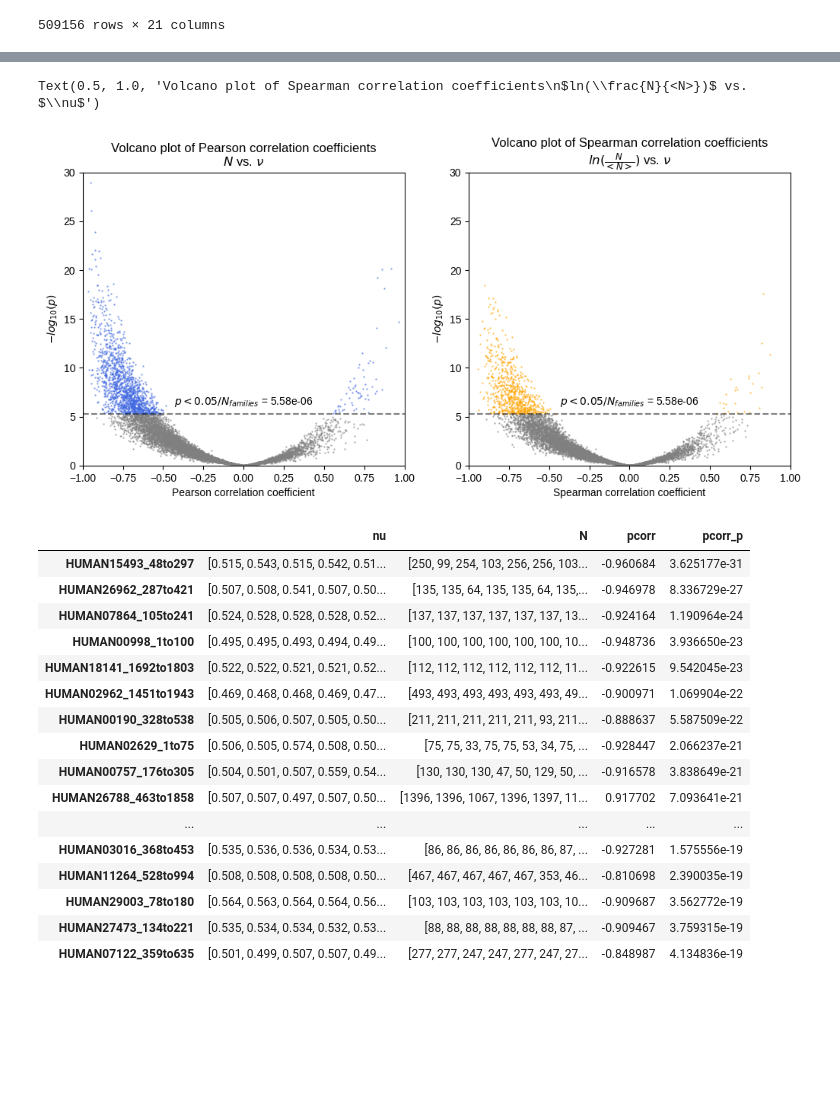
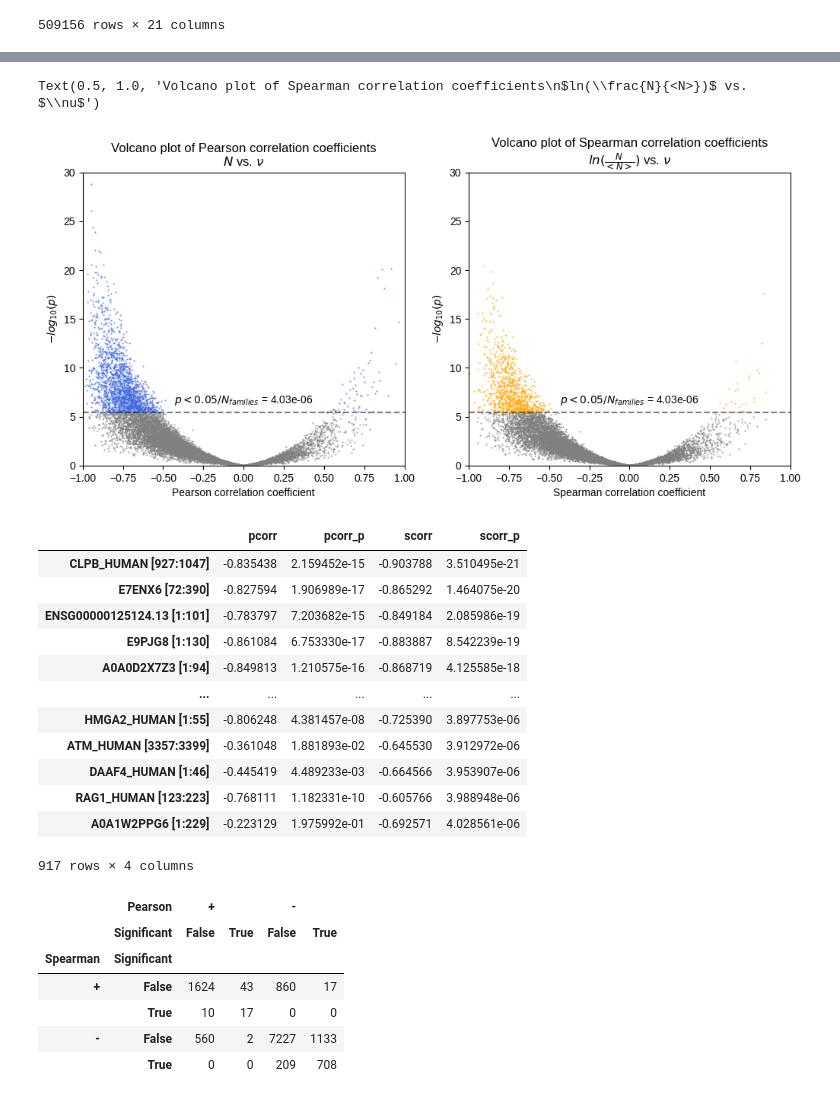
Before and after one commit to frederikespersen/OrthoIDP, a Jupyter notebook: exp/comp_cons_search/comp_cons_search.ipynb, the cells around one changed output, grey strips where cells are left out. Saved outputs shown, nothing was run; the diff lists cells and outputs as text; code cells hidden in the pictures; blank space fills up the shorter version.

```diff
--- a/exp/comp_cons_search/comp_cons_search.ipynb
+++ b/exp/comp_cons_search/comp_cons_search.ipynb
@@ -361,5 +395,9 @@ families = pd.DataFrame(index=data.HUMAN.unique())
 # %%
-# Extracting lengths and scaling exponents grouped by ortholog families
+# Grouping by ortholog families
+families = pd.DataFrame(index=data.HUMAN.unique())
 families['nu'] = data.groupby('HUMAN').nu.apply(np.array)
 families['N'] = data.groupby('HUMAN').N.apply(np.array)
+families['kappa'] = data.groupby('HUMAN').kappa.apply(np.array)
+_data = data.set_index('protein').loc[families.index]
+families.index = _data.canonicalid + ' [' + _data['first'].astype(str) + ':' + _data['last'].astype(str) + ']'
 # %%
@@ -370,8 +408,8 @@ families.nu = families.apply(lambda row: row.nu[zscore(row.N) < z_cutoff], axis=
 families.N = families.apply(lambda row: row.N[zscore(row.N) < z_cutoff], axis=1)
 families = families[families.N.apply(len) > 1]
 # %%
-# Filtering families by number of unique linker lengths
-unique_entry_cutoff = 10
+# Filtering family by number of unique linker lengths
+unique_entry_cutoff = 5
 families = families[families.N.apply(lambda N: len(np.unique(N))) > unique_entry_cutoff]
 # %%
 # Filtering families by length range
@@ -385,19 +422,0 @@ Filtered families: 6178/15140
-# %%
-# Checking random ortholog family correlation
-example = families.sample(1).iloc[0]
-
-# Correlation
-corr, p_corr = pearsonr(example.N, example.nu)
-
-# Plotting correlation
-plt.figure(figsize=(6, 6))
-plt.scatter(example.N/example.N.mean(), example.nu, c='royalblue')
-N = np.array([example.N.min(), example.N.max()]) / example.N.mean()
-slope, intersect = np.polyfit(example.N/example.N.mean(), example.nu, 1)
-plt.plot(N, N*slope+intersect, c='royalblue', alpha=0.5, linestyle='--', label=f'pearson: {corr:.2f} [p = {p_corr:.4f}]')
-plt.legend()
-plt.xlabel("Normalised linker sequence length $N/<N>$")
-plt.ylabel("Scaling exponent $\\nu$")
-plt.title(f"Example ortholog family\n{example.name}")
-
-plt.tight_layout()
@@ -464,25 +485,39 @@ plt.ylabel("$-log_{10}(p)$")
 plt.title("Volcano plot of Spearman correlation coefficients"+'\n$ln(\\frac{N}{<N>})$ vs. $\\nu$')
 # %% [output]
 Text(0.5, 1.0, 'Volcano plot of Spearman correlation coefficients\n$ln(\\frac{N}{<N>})$ vs. $\\nu$')
-[figure, old version]
+[figure, new version]
 # %%
 # Checking results
-families[families.pcorr_p < p_cutoff].sort_values('pcorr_p').head(20)
+hits = families[(families.scorr_p < p_cutoff) & (families.scorr < 0)].sort_values('scorr_p')
+hits.iloc[:,[3,4,6,7]]
 # %% [output]
-|  | nu | N | pcorr | pcorr_p |
-| HUMAN15493_48to297 | [0.515, 0.543, 0.515, 0.542, 0.51... | [250, 99, 254, 103, 256, 256, 103... | -0.960684 | 3.625177e-31 |
-| HUMAN26962_287to421 | [0.507, 0.508, 0.541, 0.507, 0.50... | [135, 135, 64, 135, 135, 64, 135,... | -0.946978 | 8.336729e-27 |
-| HUMAN07864_105to241 | [0.524, 0.528, 0.528, 0.528, 0.52... | [137, 137, 137, 137, 137, 137, 13... | -0.924164 | 1.190964e-24 |
-| HUMAN00998_1to100 | [0.495, 0.495, 0.493, 0.494, 0.49... | [100, 100, 100, 100, 100, 100, 10... | -0.948736 | 3.936650e-23 |
-| HUMAN18141_1692to1803 | [0.522, 0.522, 0.521, 0.521, 0.52... | [112, 112, 112, 112, 112, 112, 11... | -0.922615 | 9.542045e-23 |
-| HUMAN02962_1451to1943 | [0.469, 0.468, 0.468, 0.469, 0.47... | [493, 493, 493, 493, 493, 493, 49... | -0.900971 | 1.069904e-22 |
-| HUMAN00190_328to538 | [0.505, 0.506, 0.507, 0.505, 0.50... | [211, 211, 211, 211, 211, 93, 211... | -0.888637 | 5.587509e-22 |
-| HUMAN02629_1to75 | [0.506, 0.505, 0.574, 0.508, 0.50... | [75, 75, 33, 75, 75, 53, 34, 75, ... | -0.928447 | 2.066237e-21 |
-| HUMAN00757_176to305 | [0.504, 0.501, 0.507, 0.559, 0.54... | [130, 130, 130, 47, 50, 129, 50, ... | -0.916578 | 3.838649e-21 |
-| HUMAN26788_463to1858 | [0.507, 0.507, 0.497, 0.507, 0.50... | [1396, 1396, 1067, 1396, 1397, 11... | 0.917702 | 7.093641e-21 |
+|  | pcorr | pcorr_p | scorr | scorr_p |
+| CLPB_HUMAN [927:1047] | -0.835438 | 2.159452e-15 | -0.903788 | 3.510495e-21 |
+| E7ENX6 [72:390] | -0.827594 | 1.906989e-17 | -0.865292 | 1.464075e-20 |
+| ENSG00000125124.13 [1:101] | -0.783797 | 7.203682e-15 | -0.849184 | 2.085986e-19 |
+| E9PJG8 [1:130] | -0.861084 | 6.753330e-17 | -0.883887 | 8.542239e-19 |
+| A0A0D2X7Z3 [1:94] | -0.849813 | 1.210575e-16 | -0.868719 | 4.125585e-18 |
 | ... | ... | ... | ... | ... |
-| HUMAN03016_368to453 | [0.535, 0.536, 0.536, 0.534, 0.53... | [86, 86, 86, 86, 86, 86, 86, 87, ... | -0.927281 | 1.575556e-19 |
-| HUMAN11264_528to994 | [0.508, 0.508, 0.508, 0.508, 0.50... | [467, 467, 467, 467, 467, 353, 46... | -0.810698 | 2.390035e-19 |
-| HUMAN29003_78to180 | [0.564, 0.563, 0.564, 0.564, 0.56... | [103, 103, 103, 103, 103, 103, 10... | -0.909687 | 3.562772e-19 |
-| HUMAN27473_134to221 | [0.535, 0.534, 0.534, 0.532, 0.53... | [88, 88, 88, 88, 88, 88, 88, 87, ... | -0.909467 | 3.759315e-19 |
-| HUMAN07122_359to635 | [0.501, 0.499, 0.507, 0.507, 0.49... | [277, 277, 247, 247, 277, 247, 27... | -0.848987 | 4.134836e-19 |
+| HMGA2_HUMAN [1:55] | -0.806248 | 4.381457e-08 | -0.725390 | 3.897753e-06 |
+| ATM_HUMAN [3357:3399] | -0.361048 | 1.881893e-02 | -0.645530 | 3.912972e-06 |
+| DAAF4_HUMAN [1:46] | -0.445419 | 4.489233e-03 | -0.664566 | 3.953907e-06 |
+| RAG1_HUMAN [123:223] | -0.768111 | 1.182331e-10 | -0.605766 | 3.988948e-06 |
+| A0A1W2PPG6 [1:229] | -0.223129 | 1.975992e-01 | -0.692571 | 4.028561e-06 |
+917 rows × 4 columns
+# %%
+# Confusion matrix of Pearson vs. Spearman direction and signficance
+pd.crosstab(
+    [np.where(families.scorr > 0, '+', '-'),
+     families.scorr_p < p_cutoff],
+    [np.where(families.pcorr > 0, '+', '-'),
+     families.pcorr_p < p_cutoff],
+    rownames=['Spearman', 'Significant'],
+    colnames=['Pearson', 'Significant'])
+# %% [output]
+|  | Pearson | + |  | - |  |
+|  | Significant | False | True | False | True |
+| Spearman | Significant |  |  |  |  |
+| + | False | 1624 | 43 | 860 | 17 |
+|  | True | 10 | 17 | 0 | 0 |
+| - | False | 560 | 2 | 7227 | 1133 |
+|  | True | 0 | 0 | 209 | 708 |
```
Also changed, not shown: parts of 27 cells of this notebook, 5 other files.
